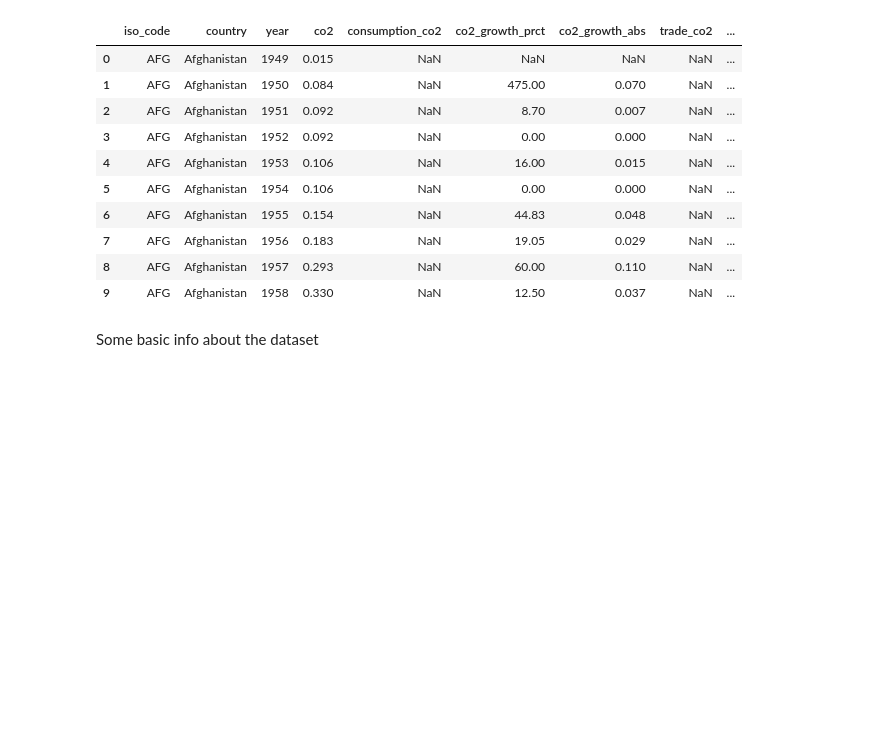
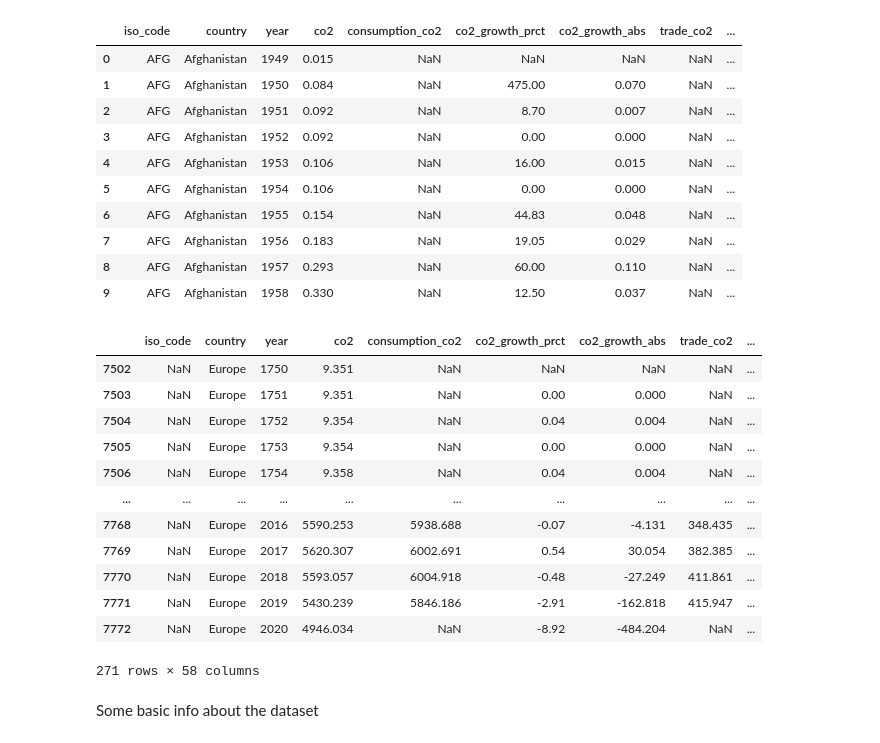
Before and after one commit to AayushKucheria/Reaktor-Communicating-Climate-Change, a Jupyter notebook: Data exploration.ipynb, the cells around one changed output. Saved outputs shown, nothing was run; the diff lists cells and outputs as text; code cells hidden in the pictures; blank space fills up the shorter version.

```diff
--- a/Data exploration.ipynb
+++ b/Data exploration.ipynb
@@ -25,6 +25,22 @@ df.head(10)
 | 7 | AFG | Afghanistan | 1956 | 0.183 | NaN | 19.05 | 0.029 | NaN | ... |
 | 8 | AFG | Afghanistan | 1957 | 0.293 | NaN | 60.00 | 0.110 | NaN | ... |
 | 9 | AFG | Afghanistan | 1958 | 0.330 | NaN | 12.50 | 0.037 | NaN | ... |
+# %%
+df[df.country == "Europe"]
+# %% [output]
+|  | iso_code | country | year | co2 | consumption_co2 | co2_growth_prct | co2_growth_abs | trade_co2 | ... |
+| 7502 | NaN | Europe | 1750 | 9.351 | NaN | NaN | NaN | NaN | ... |
+| 7503 | NaN | Europe | 1751 | 9.351 | NaN | 0.00 | 0.000 | NaN | ... |
+| 7504 | NaN | Europe | 1752 | 9.354 | NaN | 0.04 | 0.004 | NaN | ... |
+| 7505 | NaN | Europe | 1753 | 9.354 | NaN | 0.00 | 0.000 | NaN | ... |
+| 7506 | NaN | Europe | 1754 | 9.358 | NaN | 0.04 | 0.004 | NaN | ... |
+| ... | ... | ... | ... | ... | ... | ... | ... | ... | ... |
+| 7768 | NaN | Europe | 2016 | 5590.253 | 5938.688 | -0.07 | -4.131 | 348.435 | ... |
+| 7769 | NaN | Europe | 2017 | 5620.307 | 6002.691 | 0.54 | 30.054 | 382.385 | ... |
+| 7770 | NaN | Europe | 2018 | 5593.057 | 6004.918 | -0.48 | -27.249 | 411.861 | ... |
+| 7771 | NaN | Europe | 2019 | 5430.239 | 5846.186 | -2.91 | -162.818 | 415.947 | ... |
+| 7772 | NaN | Europe | 2020 | 4946.034 | NaN | -8.92 | -484.204 | NaN | ... |
+271 rows × 58 columns
 # %% [markdown]
 Some basic info about the dataset
 # %%
```
Also changed, not shown: parts of 13 cells of this notebook.
